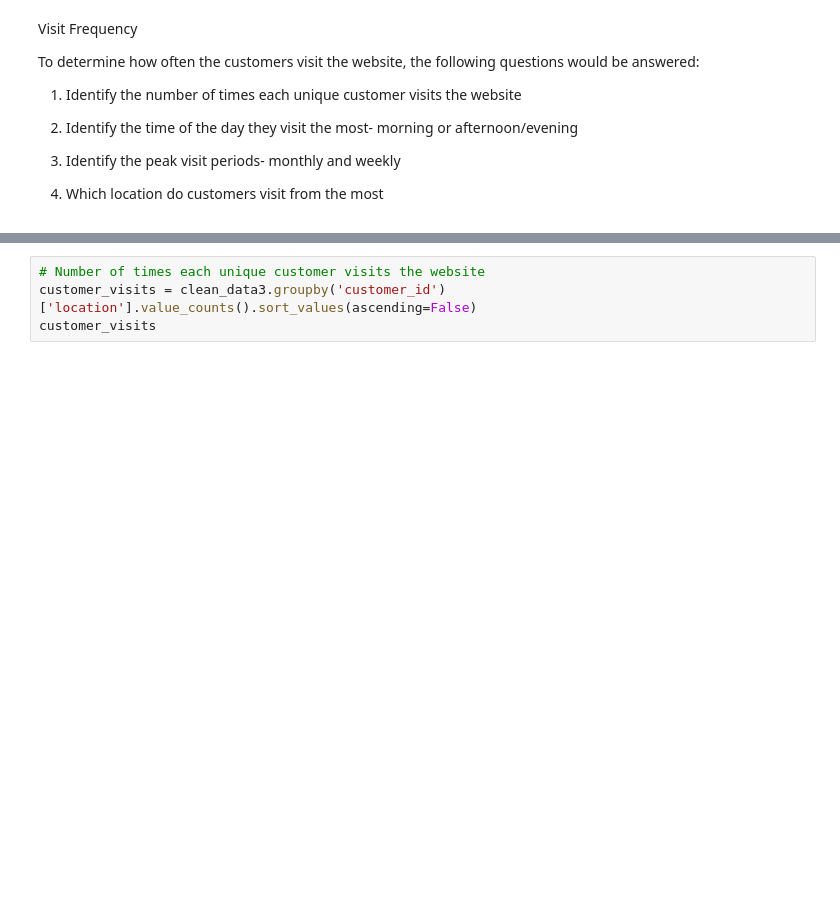
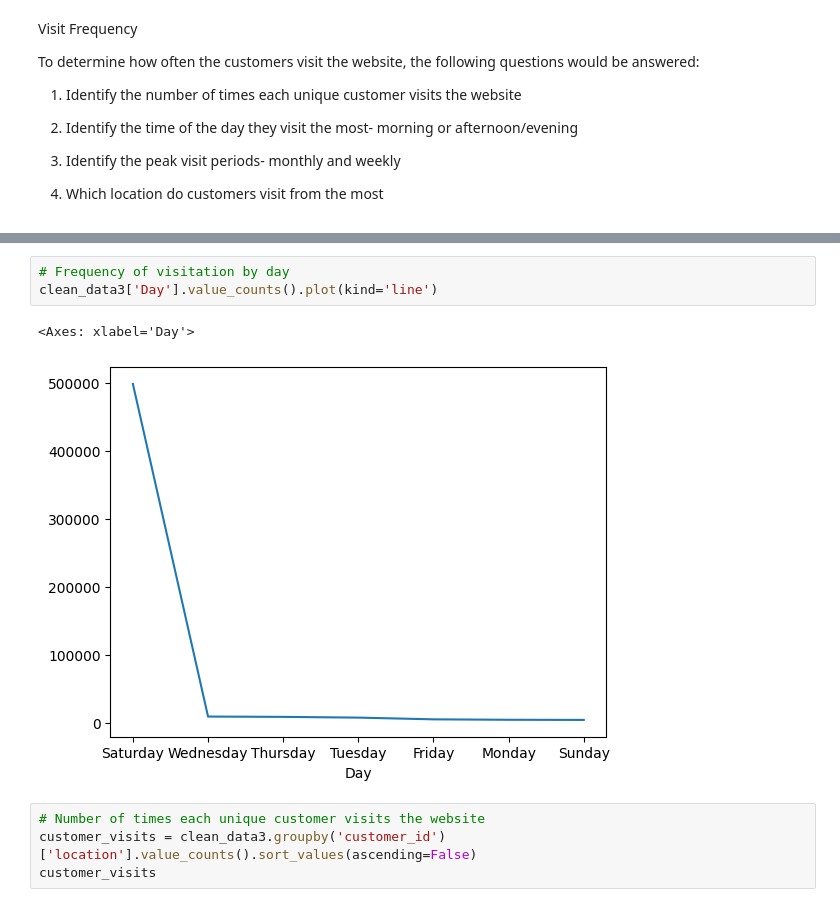
Before and after one commit to Sunday-Oladokun/ShopSmart-Inc.-E-commerce-Data-Analysis-Project, a Jupyter notebook: Project_2nd Semester.ipynb, the cells around one changed output, grey strips where cells are left out. Saved outputs shown, nothing was run; the diff lists cells and outputs as text; blank space fills up the shorter version.

```diff
--- a/Project_2nd Semester.ipynb
+++ b/Project_2nd Semester.ipynb
@@ -932,3 +945,9 @@ To determine how often the customers visit the website, the following questions
+# %%
+# Frequency of visitation by day
+clean_data3['Day'].value_counts().plot(kind='line')
+# %% [output]
+<Axes: xlabel='Day'>
+[figure, added]
 # %%
 # Number of times each unique customer visits the website
 customer_visits = clean_data3.groupby('customer_id')['location'].value_counts().sort_values(ascending=False)
```
Also changed, not shown: parts of 47 cells of this notebook.
